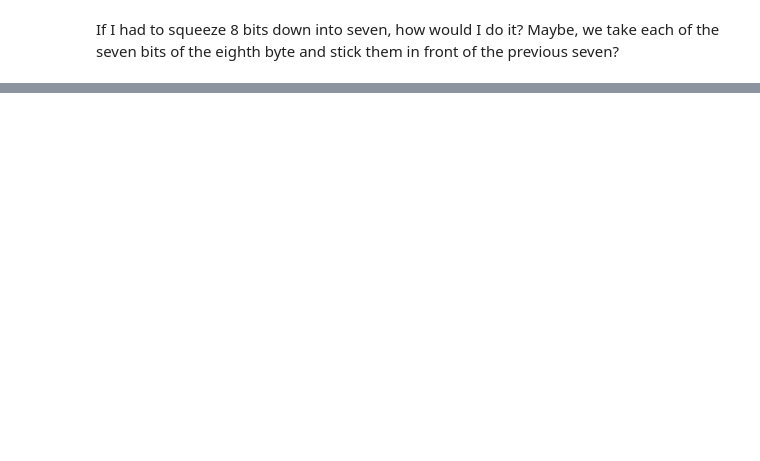
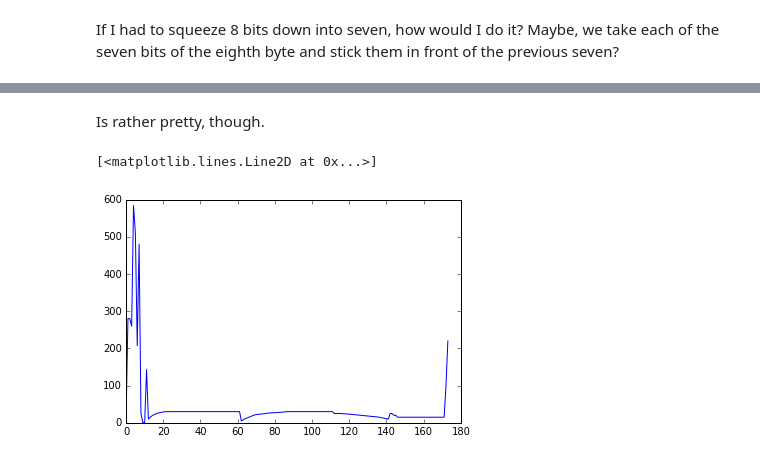
Before and after one commit to hschh86/dgx505-dump-tools, a Jupyter notebook: Investigationing.ipynb, the cells around one changed output, grey strips where cells are left out. Drawn from its saved outputs; the diff is of its cells as text; code cells hidden in the pictures; blank space fills up the shorter version.

```diff
--- a/Investigationing.ipynb
+++ b/Investigationing.ipynb
@@ -195,0 +545,9 @@ payload8 = bytearray().join(reconstitute(g) for g in pgroups)
+# %% [markdown]
+Is rather pretty, though.
+# %%
+mystery_numbers = [(x<<4)+y for x,y in takebyn(payload8[1:0x15d], 2)]
+# %%
+plt.plot(mystery_numbers)
+# %% [output]
+[<matplotlib.lines.Line2D at 0x...>]
+[figure, added]
```
Also changed, not shown: parts of 82 cells of this notebook.
